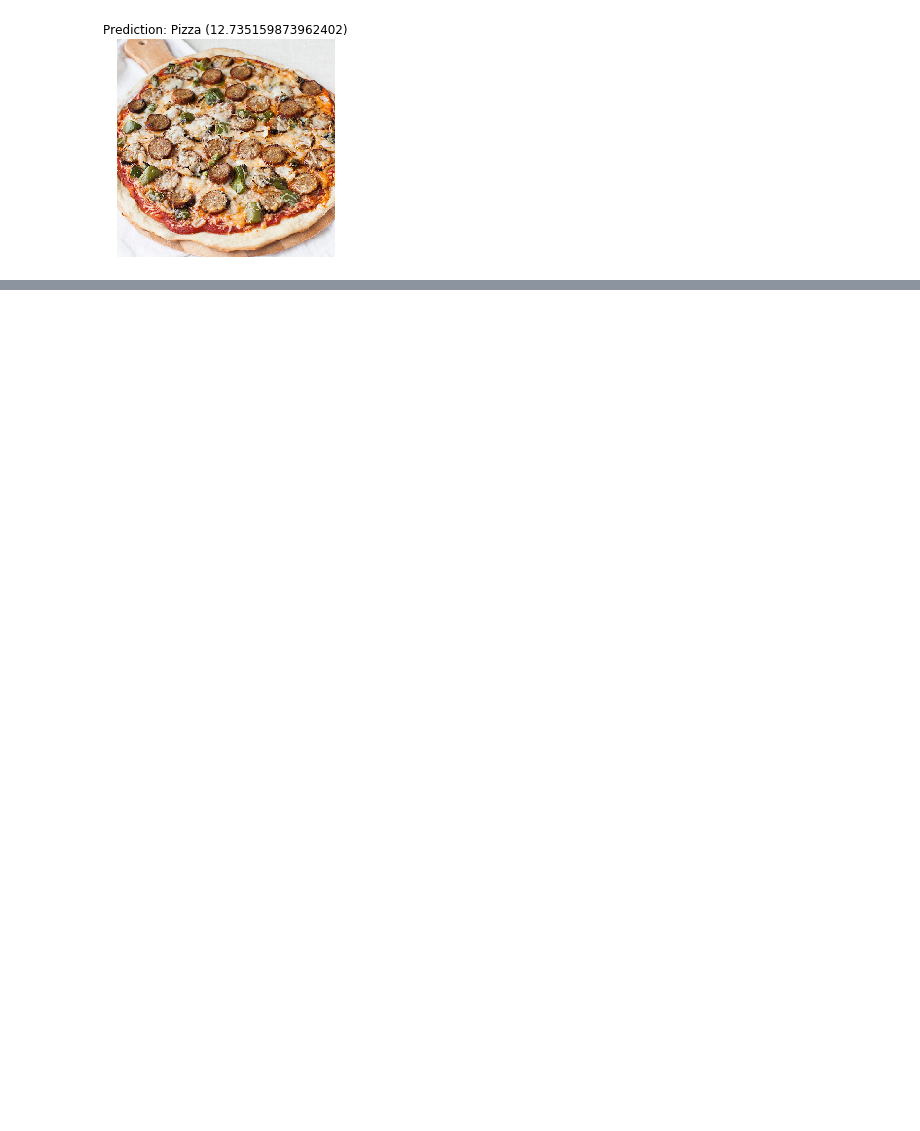
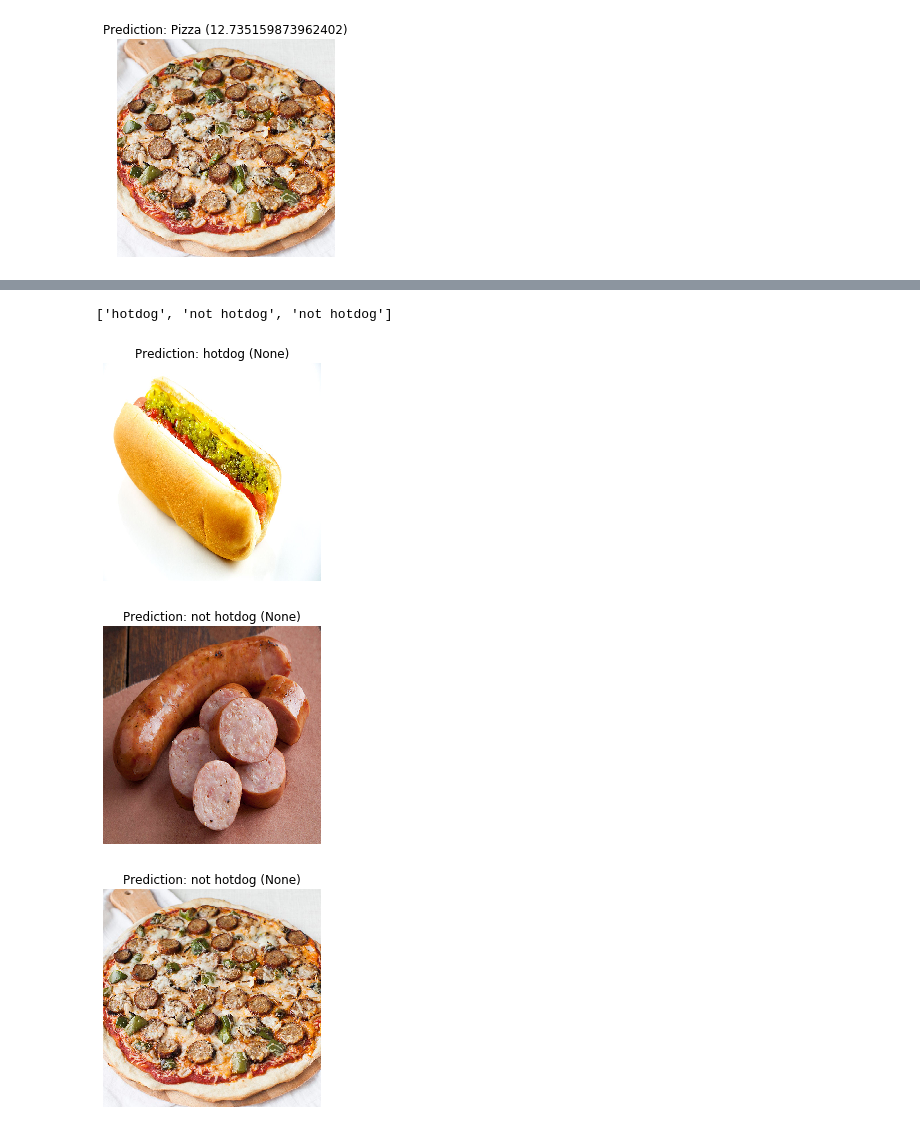
Before and after one commit to jkthompson/nothotdog, a Jupyter notebook: hotdog.ipynb, the cells around one changed output, grey strips where cells are left out. Saved outputs shown, nothing was run; the diff lists cells and outputs as text; code cells hidden in the pictures; blank space fills up the shorter version.

```diff
--- a/hotdog.ipynb
+++ b/hotdog.ipynb
@@ -62,0 +244,18 @@ _ = plt.title("Prediction: {} ({})".format(predicted_class_name.title(),result[0
+# %%
+headers = {"content-type": "application/json"}
+json_response = requests.post('http://localhost:8501/v1/models/hotdog:predict', data=data, headers=headers)
+predictions = json.loads(json_response.text)['predictions']
+# %%
+predictions
+# %% [output]
+['hotdog', 'not hotdog', 'not hotdog']
+# %%
+for idx, pred in enumerate(predictions):
+    plt.figure()
+    plt.imshow(test_images[idx])
+    plt.axis('off')
+    _ = plt.title("Prediction: {} ({})".format(pred,None))
+# %% [output]
+[figure, added]
+[figure, added]
+[figure, added]
```
Also changed, not shown: parts of 21 cells of this notebook.
